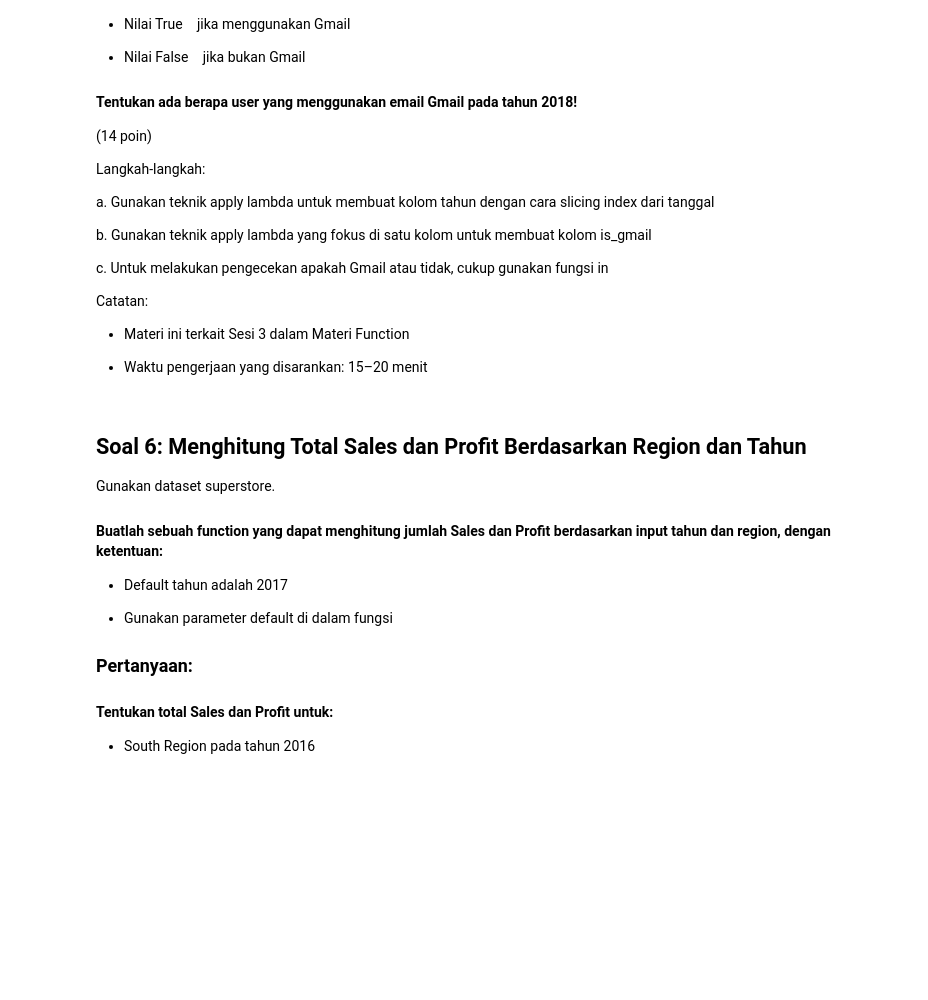
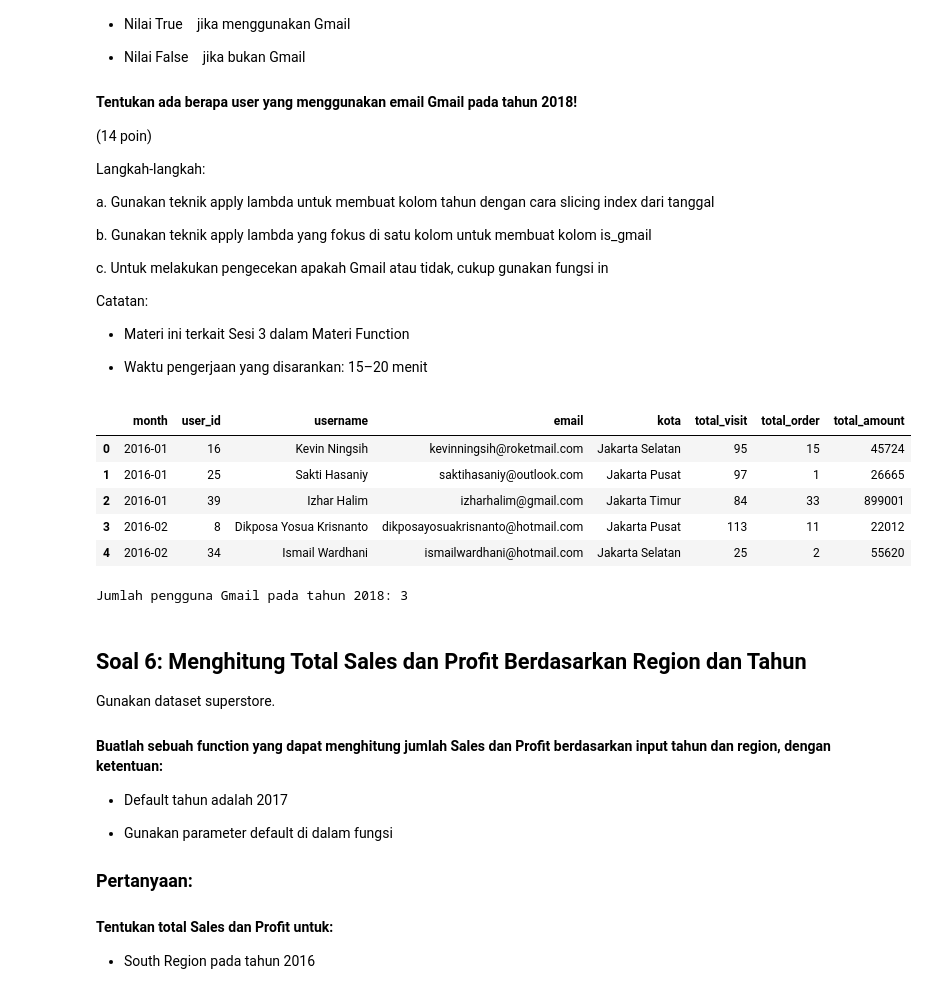
Before and after one commit to AgungHari/Rakamin_HW_Python2, a Jupyter notebook: Homework.ipynb, the cells around one changed output. Cells and saved outputs as stored; diff of their text form; code cells hidden in the pictures; blank space fills up the shorter version.

```diff
--- a/Homework.ipynb
+++ b/Homework.ipynb
@@ -227,6 +356,27 @@ Catatan:
 - Materi ini terkait Sesi 3 dalam Materi Function
 
 - Waktu pengerjaan yang disarankan: 15–20 menit
+# %%
+import pandas as pd
+df_soal5 = pd.read_csv('rakamin_store_city_monthly.csv', delimiter=';')
+df_soal5.head(5)
+# %% [output]
+|  | month | user_id | username | email | kota | total_visit | total_order | total_amount |
+| 0 | 2016-01 | 16 | Kevin Ningsih | kevinningsih@roketmail.com | Jakarta Selatan | 95 | 15 | 45724 |
+| 1 | 2016-01 | 25 | Sakti Hasaniy | saktihasaniy@outlook.com | Jakarta Pusat | 97 | 1 | 26665 |
+| 2 | 2016-01 | 39 | Izhar Halim | izharhalim@gmail.com | Jakarta Timur | 84 | 33 | 899001 |
+| 3 | 2016-02 | 8 | Dikposa Yosua Krisnanto | dikposayosuakrisnanto@hotmail.com | Jakarta Pusat | 113 | 11 | 22012 |
+| 4 | 2016-02 | 34 | Ismail Wardhani | ismailwardhani@hotmail.com | Jakarta Selatan | 25 | 2 | 55620 |
+# %%
+df_soal5['year'] = df_soal5['month'].apply(lambda x: x[:4])
+
+df_soal5['is_gmail'] = df_soal5['email'].apply(lambda x: 'gmail.com' in x)
+
+gmail_users_2018 = df_soal5[(df_soal5['year'] == '2018') & (df_soal5['is_gmail'])].shape[0]
+
+print(f"Jumlah pengguna Gmail pada tahun 2018: {gmail_users_2018}")
+# %% [output]
+Jumlah pengguna Gmail pada tahun 2018: 3
 # %% [markdown]
 ## Soal 6: Menghitung Total Sales dan Profit Berdasarkan Region dan Tahun
 
```
Also changed, not shown: parts of 20 cells of this notebook, 4 other files.
